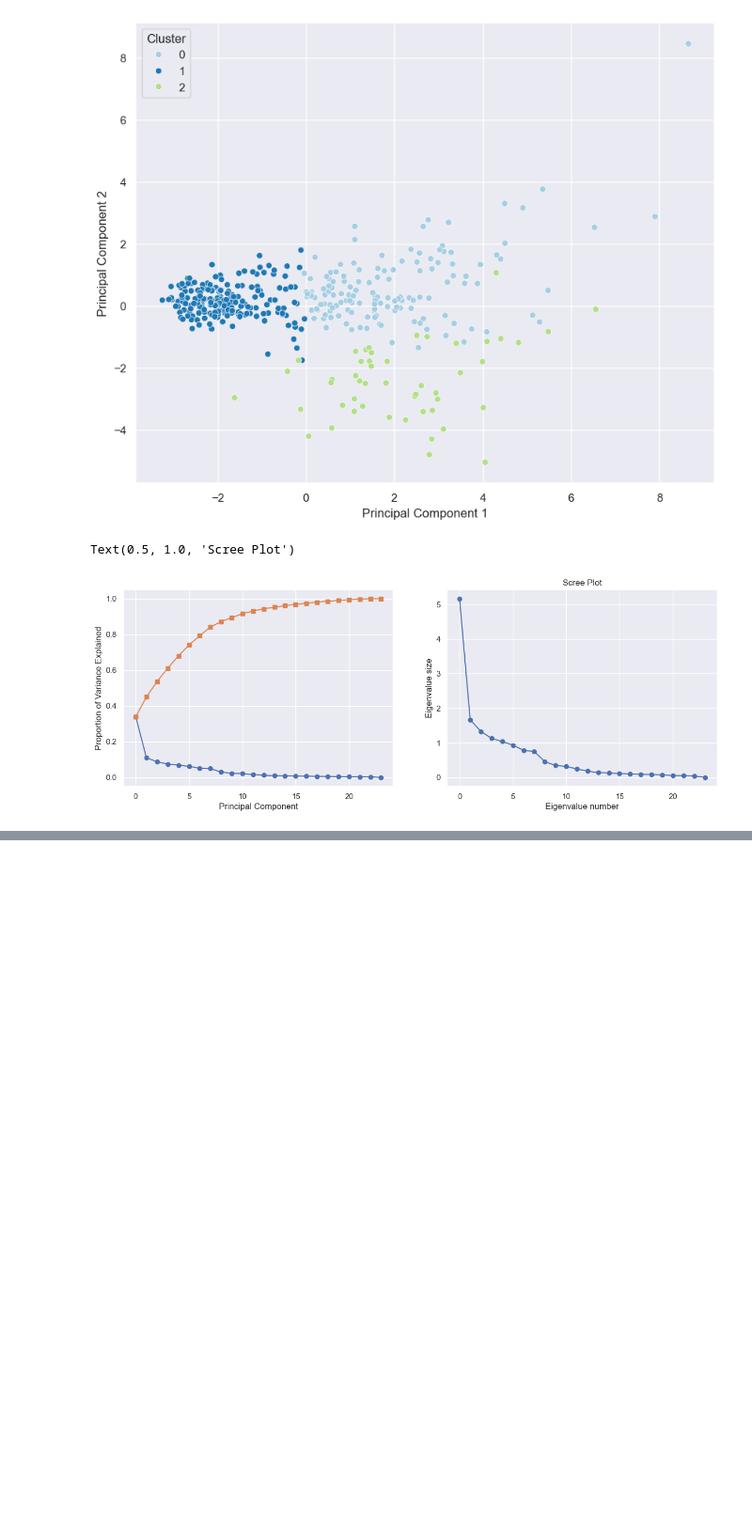
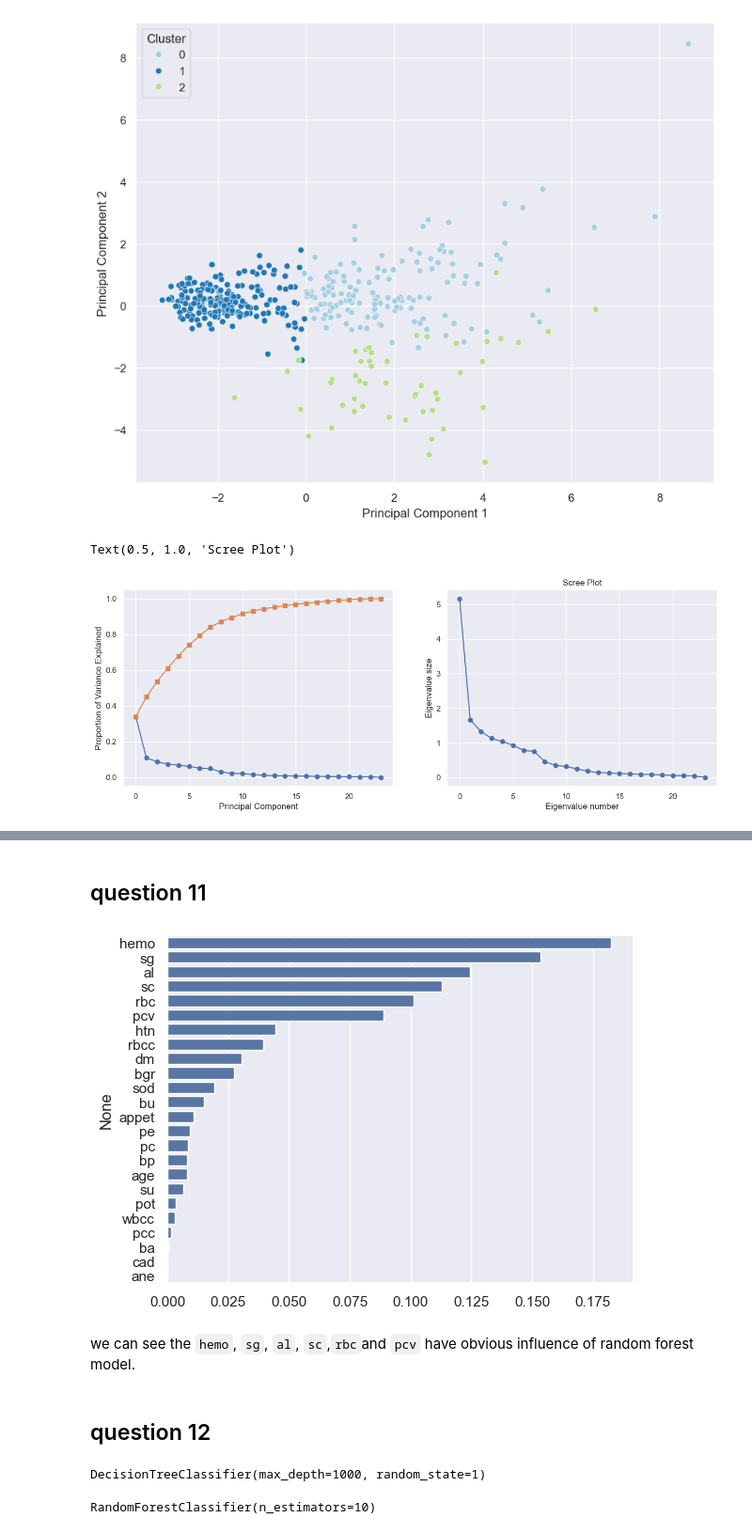
Before and after one commit to Christina137/A6, a Jupyter notebook: assignment6.ipynb, the cells around one changed output, grey strips where cells are left out. Shown at 94% size. Drawn from its saved outputs; the diff is of its cells as text; code cells hidden in the pictures; blank space fills up the shorter version.

```diff
--- a/assignment6.ipynb
+++ b/assignment6.ipynb
@@ -617,0 +754,27 @@ Text(0.5, 1.0, 'Scree Plot')
+# %% [markdown]
+## question 11
+# %%
+fea_imp = forest_model.feature_importances_
+
+sorted_indices = fea_imp.argsort()[::-1]# read from the tail of the argsort to get greatest to least indices of the elements
+sorted_feature_names = X_train.columns[sorted_indices]
+sorted_importances = fea_imp[sorted_indices]
+sns.barplot(x = sorted_importances, y = sorted_feature_names)
+plt.show()
+# %% [output]
+[figure, added]
+# %% [markdown]
+we can see the `hemo`, `sg`, `al`, `sc`,`rbc`and `pcv` have obvious influence of random forest model.
+# %% [markdown]
+## question 12
+# %%
+dt_model = DecisionTreeClassifier(max_depth=1000,random_state=1)
+dt_model.fit(X_train, y_train)
+# %% [output]
+DecisionTreeClassifier(max_depth=1000, random_state=1)
+# %%
+#random forest
+forest_model = RandomForestClassifier(n_estimators=n_estimatorss[scores.index(max(scores))])
+forest_model.fit(X_train, y_train)
+# %% [output]
+RandomForestClassifier(n_estimators=10)
```
Also changed, not shown: parts of 29 cells of this notebook.
